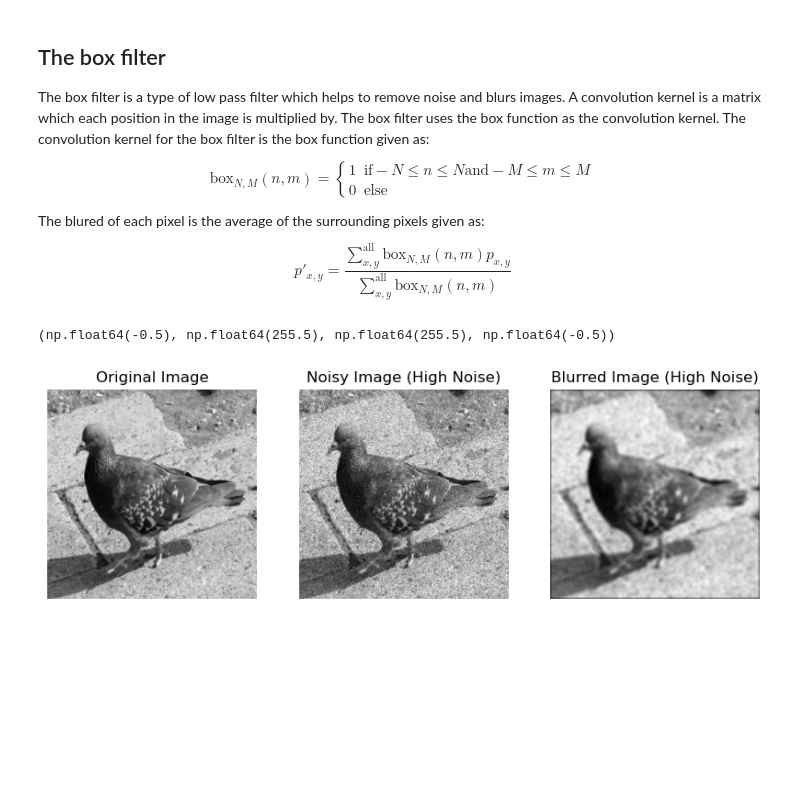
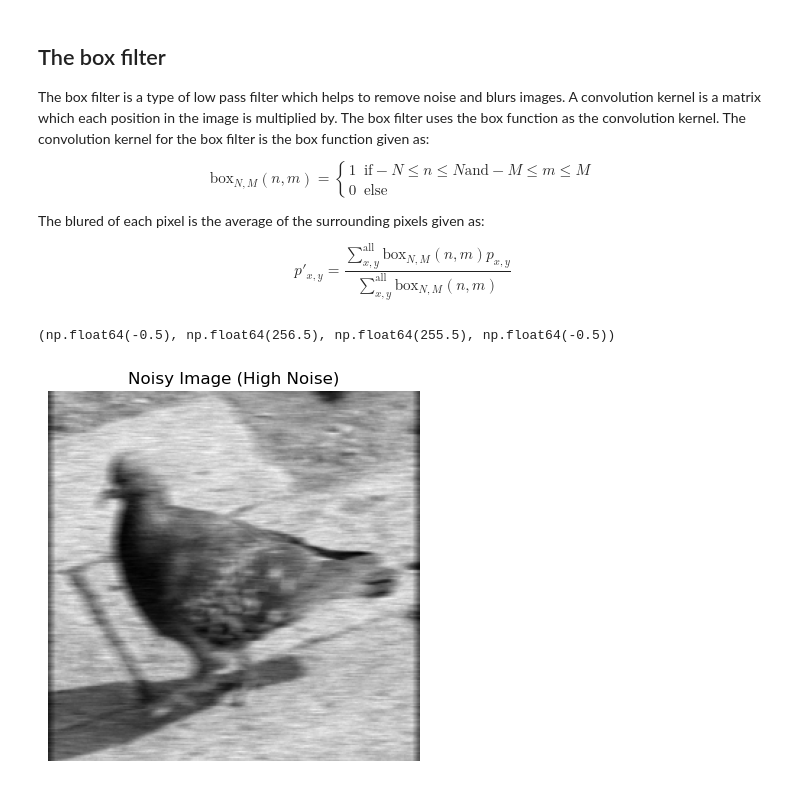
Before and after one commit to MalachiHibbins/Deconvolution-By-Machine-Learning, a Jupyter notebook: LabBook/Week 2/2ImageDebluring.ipynb, the cells around one changed output. Saved outputs shown, nothing was run; the diff lists cells and outputs as text; code cells hidden in the pictures; blank space fills up the shorter version.

```diff
--- a/LabBook/Week 2/2ImageDebluring.ipynb
+++ b/LabBook/Week 2/2ImageDebluring.ipynb
@@ -114,6 +114,12 @@ The blured of each pixel is the average of the surrounding pixels given as:
 $$p'_{x,y} = \frac{\sum^{\text{all}}_{x,y} \text{box}_{N,M}(n,m) p_{x,y}}{\sum^{\text{all}}_{x,y} \text{box}_{N,M}(n,m)}$$
 # %%
 import torch.nn.functional as F
+
+def box_function(X, Y, N, M):
+    box = torch.zeros_like((X,Y))
+    box[torch.abs(X) <= N/2] = 1
+    box[torch.abs(Y) <= M/2] = 1
+    return box
 
 def box_filter_fast(image, N, M):
     """
@@ -138,28 +144,15 @@ def box_filter_fast(image, N, M):
 
     # Remove batch and channel dimensions: [1, 1, H, W] -> [H, W]
     return filtered.squeeze(0).squeeze(0)
-
-blured_noisy_high = box_filter_fast(noisy_high, 5, 5)
-
-# Compute fourier transforms for visualization
-original_fft = torch.fft.fftshift(torch.fft.fft2(img_tensor))
-noisy_fft = torch.fft.fftshift(torch.fft.fft2(noisy_high))
-blurred_fft = torch.fft.fftshift(torch.fft.fft2(blured_noisy_high))
-
-fig, ax = plt.subplots(1, 3, figsize=(10, 5))
-ax[0,0].imshow(img_tensor, cmap='gray')
-ax[0,0].set_title('Original Image')
-ax[0,0].axis('off')
-
-ax[1,0].imshow(noisy_high, cmap='gray')
-ax[1,0].set_title('Noisy Image (High Noise)')
-ax[1,0].axis('off')
-
-ax[2,0].imshow(blured_noisy_high, cmap='gray')
-ax[2,0].set_title('Blurred Image (High Noise)')
-ax[2,0].axis('off')
-
-ax[0,1]
-# %% [output]
-(np.float64(-0.5), np.float64(255.5), np.float64(255.5), np.float64(-0.5))
-[figure, removed]
+# %%
+N = 1
+M = 10
+blur_up = box_filter_fast(noisy_high, N, M)
+kernel = torch.ones(1, 1, N, M) / (N * M)
+fig, ax = plt.subplots()
+ax.imshow(blur_up, cmap='gray')
+ax.set_title('Noisy Image (High Noise)')
+ax.axis('off')
+# %% [output]
+(np.float64(-0.5), np.float64(256.5), np.float64(255.5), np.float64(-0.5))
+[figure, added]
```
Also changed, not shown: parts of 1 cell of this notebook.
